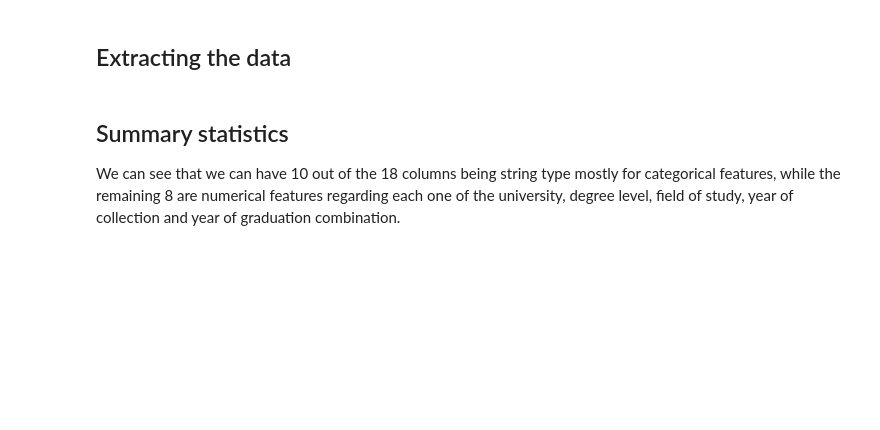
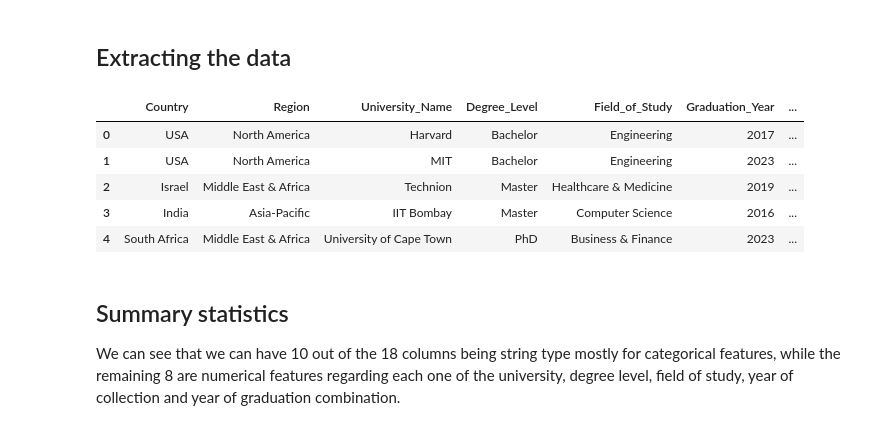
Before and after one commit to UBC-MDS/DSCI-532_2026_12_GradSkills, a Jupyter notebook: notebooks/eda_analysis.ipynb, the cells around one changed output. Saved outputs shown, nothing was run; the diff lists cells and outputs as text; code cells hidden in the pictures; blank space fills up the shorter version.

```diff
--- a/notebooks/eda_analysis.ipynb
+++ b/notebooks/eda_analysis.ipynb
@@ -14,7 +14,16 @@ import pandas as pd
 # %%
 data: pd.DataFrame = pd.read_csv(
     "../data/raw/global_graduate_employability_index.csv"
 )
+
+data.head()
+# %% [output]
+|  | Country | Region | University_Name | Degree_Level | Field_of_Study | Graduation_Year | ... |
+| 0 | USA | North America | Harvard | Bachelor | Engineering | 2017 | ... |
+| 1 | USA | North America | MIT | Bachelor | Engineering | 2023 | ... |
+| 2 | Israel | Middle East & Africa | Technion | Master | Healthcare & Medicine | 2019 | ... |
+| 3 | India | Asia-Pacific | IIT Bombay | Master | Computer Science | 2016 | ... |
+| 4 | South Africa | Middle East & Africa | University of Cape Town | PhD | Business & Finance | 2023 | ... |
 # %% [markdown]
 ## Summary statistics
 
```
Also changed, not shown: parts of 4 cells of this notebook.
